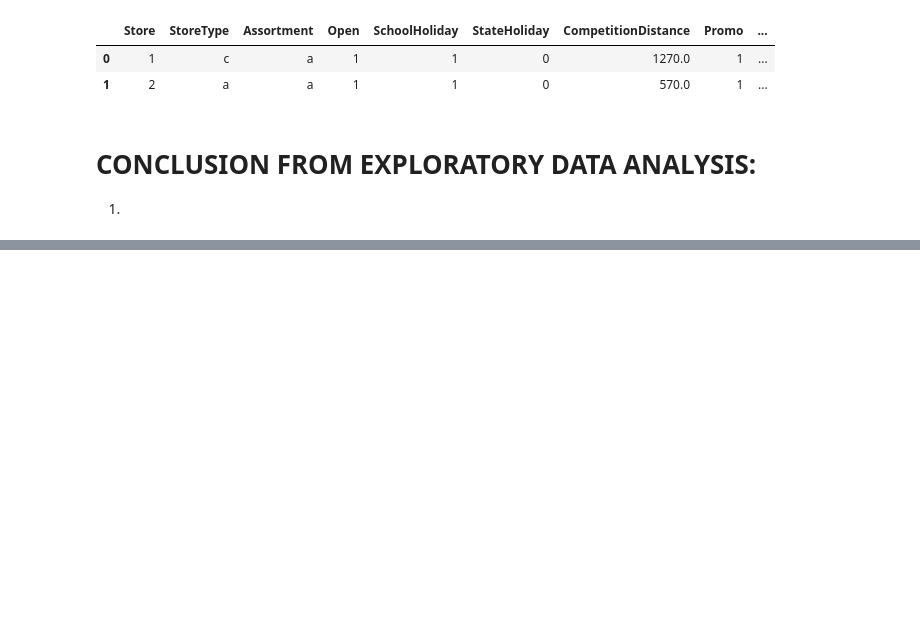
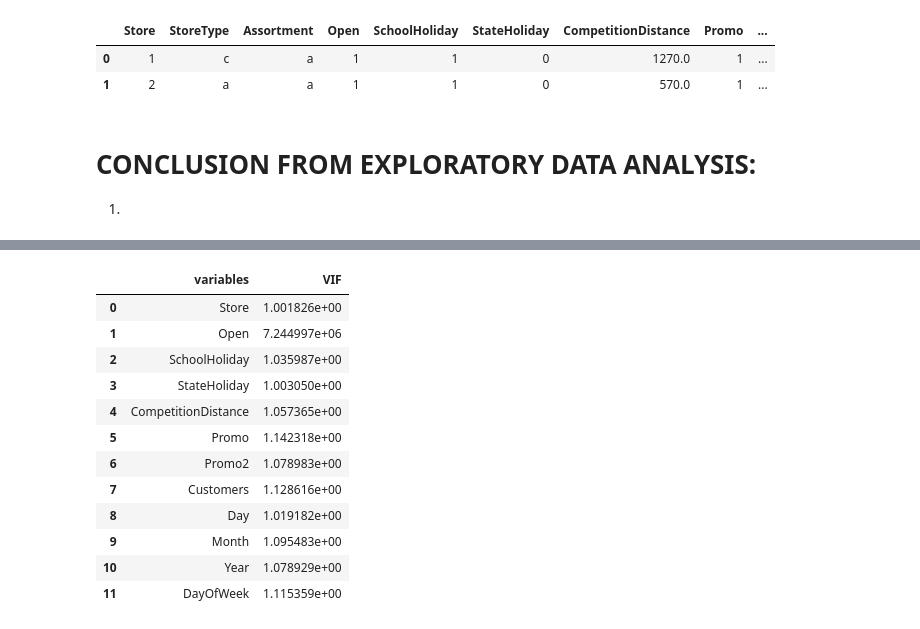
Before and after one commit to diptiranjan1998/Regression-Analysis-on-Retail-Sales-Prediction, a Jupyter notebook: Retail_sales_prediction.ipynb, the cells around one changed output, grey strips where cells are left out. Saved outputs shown, nothing was run; the diff lists cells and outputs as text; code cells hidden in the pictures; blank space fills up the shorter version.

```diff
--- a/Retail_sales_prediction.ipynb
+++ b/Retail_sales_prediction.ipynb
@@ -628,0 +654,26 @@ df.head(2)
+# %%
+# Let's create a function to check multicollinearity
+def calc_vif(X):
+    # Calculating VIF
+    vif = pd.DataFrame()
+    vif["variables"] = X.columns
+    vif["VIF"] = [variance_inflation_factor(X.values, i) for i in range(X.shape[1])]
+
+    return(vif)
+# %%
+# Let's check multicollinearity of columns.
+calc_vif(df[[i for i in df.describe().columns if i not in ['Sales']]])
+# %% [output]
+|  | variables | VIF |
+| 0 | Store | 1.001826e+00 |
+| 1 | Open | 7.244997e+06 |
+| 2 | SchoolHoliday | 1.035987e+00 |
+| 3 | StateHoliday | 1.003050e+00 |
+| 4 | CompetitionDistance | 1.057365e+00 |
+| 5 | Promo | 1.142318e+00 |
+| 6 | Promo2 | 1.078983e+00 |
+| 7 | Customers | 1.128616e+00 |
+| 8 | Day | 1.019182e+00 |
+| 9 | Month | 1.095483e+00 |
+| 10 | Year | 1.078929e+00 |
+| 11 | DayOfWeek | 1.115359e+00 |
```
Also changed, not shown: parts of 24 cells of this notebook.
